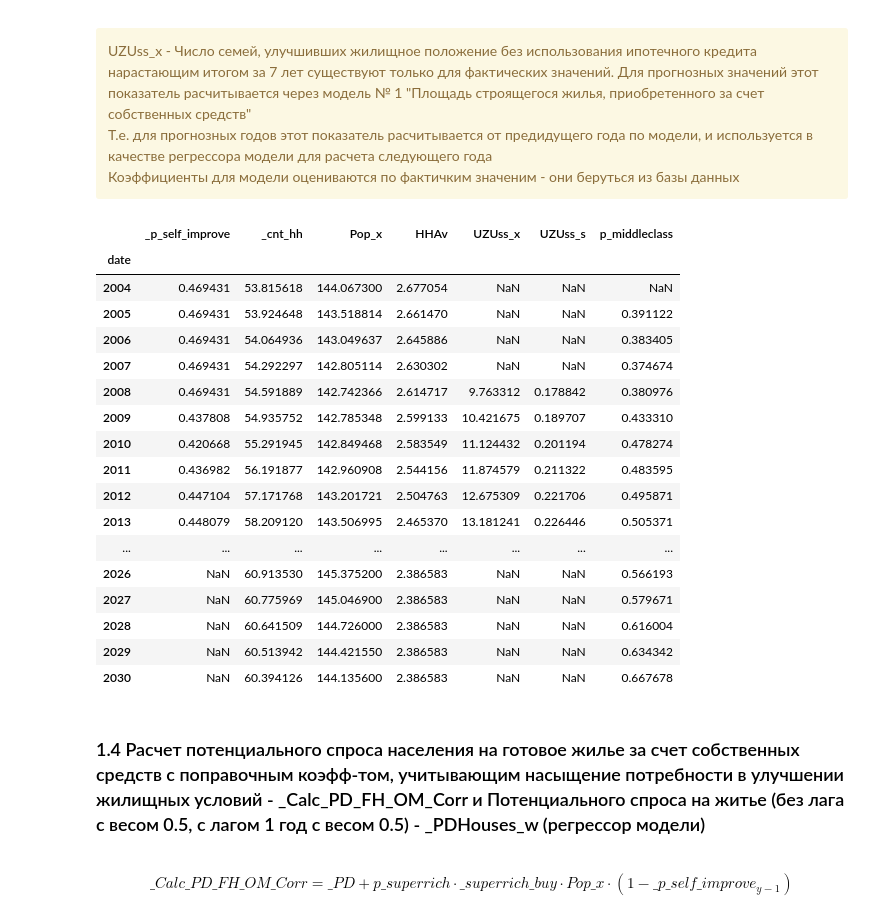
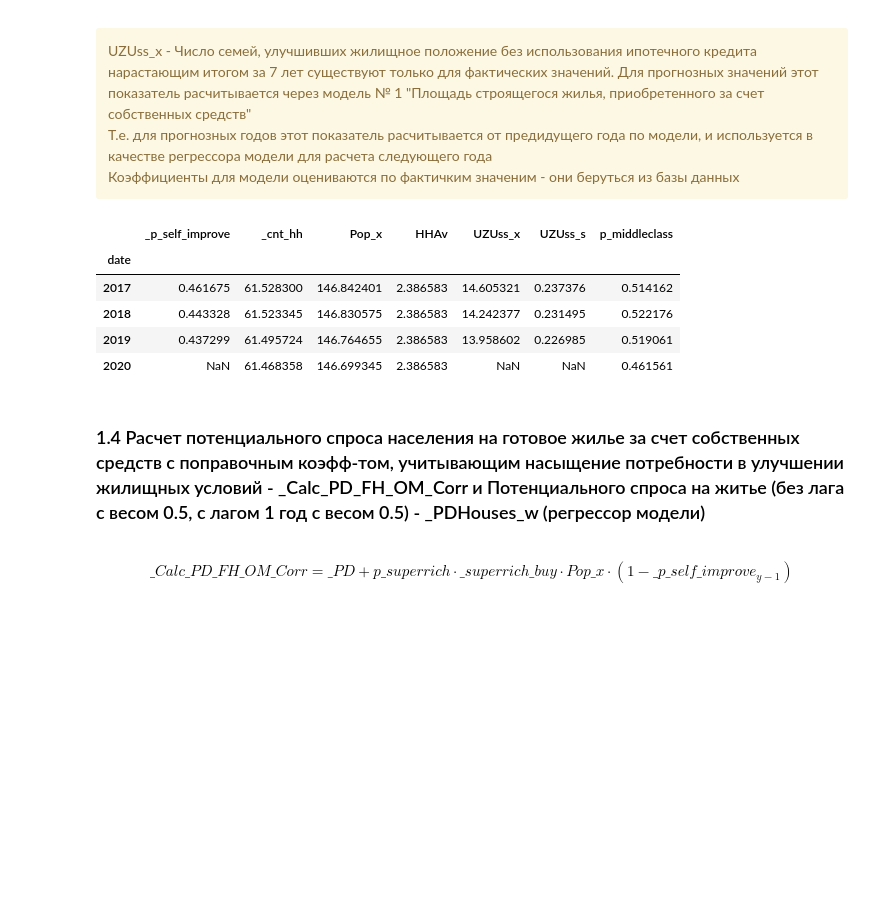
Before and after one commit to amsergeev/AIGK_j, a Jupyter notebook: DEMAND_OM_MODEL/demand_own_money_model.ipynb, the cells around one changed output. Drawn from its saved outputs; the diff is of its cells as text; code cells hidden in the pictures; blank space fills up the shorter version.

```diff
--- a/DEMAND_OM_MODEL/demand_own_money_model.ipynb
+++ b/DEMAND_OM_MODEL/demand_own_money_model.ipynb
@@ -25,7 +25,7 @@ iFirstFactYear=2008
 iLastFactYear=2019
 
 iFirstForecastYear=iLastFactYear+1
-iFirstForecastYear=2030
+iLastForecastYear=2030
 # %% [markdown]
 ## Загрузка исходных данных
 
@@ -36,25 +36,26 @@ iFirstForecastYear=2030
   - Результаты других моделей - из базы данных `svod.sqlite3`. *В эту же базу записываем результаты данного блокнота*. А даном блокноте используются результаты блока **"Цены и себестоимость"**
 # %%
 lstYearCodes=['squareddy_ss_x', 'CPIAv', 'Pop_x', 'HHAv', 'Unmpl_s', 'DispInc_rI', 'Inc_x', 'p_ProbDef',
-              'UZUss_x', 'MEPop', 'DispPop', 'LivMin', 'p_superrich', 'sdelkiddy_ss_x', 'sdelkikp_ss_x'] # список экзогенных и фактических данных
+              'UZUss_x', 'MEPop', 'DispPop', 'LivMin', 'p_superrich', 'sdelkiddy_ss_x', 'sdelkikp_ss_x',
+             'squarekp_ss_x'] # список экзогенных и фактических данных
 
 
-lstSvod=['price1mddy_alt_x', 'price1mall_alt_x'] # результаты из блока "Цены и себестоимость"
+lstSvod=['price1mddy_alt_x', 'price1mall_alt_x', 'AvSqDdy', 'AvSqVtor'] # результаты из блока "Цены и себестоимость"
 
 pdfAct=(pd.read_sql(common.make_SELECT_YEAR_string(lstYearCodes), con=conWork)
         .pipe(common.make_frame)
         .pipe(common.scale, list_fields=['Inc_x',], multiplier=1e3)
-        .pipe(common.scale, list_fields=['Unmpl_s',], multiplier=100))
+        .pipe(common.scale, list_fields=['sdelkiddy_ss_x',], multiplier=1e-6))
 pdfExog=pd.read_sql(common.make_SELECT_YEAR_string(lstYearCodes), con=conWorkEx).pipe(common.make_frame)
 PdfExogHandle=pd.read_sql(common.make_SELECT_YEAR_string(lstYearCodes), con=conWorkExH).pipe(common.make_frame)
 
 pdfSvod=(pd.read_sql(common.make_SELECT_YEAR_string(lstSvod), con=conWorkSvod)
          .pipe(common.make_frame)
-        .pipe(common.scale, list_fields=lstSvod, multiplier=1e3))
+        .pipe(common.scale, list_fields=['price1mddy_alt_x', 'price1mall_alt_x'], multiplier=1e3))
 
-pdfWork=pd.concat([pdfAct, pdfExog[~pdfExog.index.isin(pdfAct.index)]]).combine_first(PdfExogHandle).join(pdfSvod)
-
-pdfWork
+pdfWork=pd.concat([pdfAct, pdfExog[~pdfExog.index.isin(pdfAct.index)]]).combine_first(PdfExogHandle).join(pdfSvod).pipe(common.scale, list_fields=['Unmpl_s',], multiplier=100)
+pdfWork['_cnt_deal_om'] = pdfWork['sdelkiddy_ss_x'] + pdfWork['sdelkikp_ss_x']
+pdfWork.sample(5).sort_index()
 # %% [output]
 |  | CPIAv | DispPop | HHAv | Inc_x | LivMin | MEPop | Pop_x | UZUss_x | Unmpl_s | p_ProbDef | ... |
 | date |  |  |  |  |  |  |  |  |  |  | ... |
@@ -399,29 +409,17 @@ $ UZUss\_s = \large\frac{UZUss\_x}{\_cnt\_hh}$
 # %%
 pdfWork['_cnt_hh'] = pdfWork['Pop_x']/pdfWork['HHAv']
 pdfWork['UZUss_s'] = pdfWork['UZUss_x'] / pdfWork['_cnt_hh']
 pdfWork['_p_self_improve'] = pdfWork['UZUss_s'] / pdfWork['p_middleclass']
 pdfWork['_p_self_improve']=pdfWork['_p_self_improve'].bfill()
 # pdfWork.loc[pdfWork['_p_self_improve'].first_valid_index() -1, '_p_self_improve']=
-pdfWork.loc[:iFirstForecastYear, ['_p_self_improve', '_cnt_hh', 'Pop_x', 'HHAv', 'UZUss_x', 'UZUss_s', 'p_middleclass']]
+pdfWork.loc[iLastFactYear-2:iFirstForecastYear, ['_p_self_improve', '_cnt_hh', 'Pop_x', 'HHAv', 'UZUss_x', 'UZUss_s', 'p_middleclass']]
 # %% [output]
 |  | _p_self_improve | _cnt_hh | Pop_x | HHAv | UZUss_x | UZUss_s | p_middleclass |
 | date |  |  |  |  |  |  |  |
-| 2004 | 0.469431 | 53.815618 | 144.067300 | 2.677054 | NaN | NaN | NaN |
-| 2005 | 0.469431 | 53.924648 | 143.518814 | 2.661470 | NaN | NaN | 0.391122 |
-| 2006 | 0.469431 | 54.064936 | 143.049637 | 2.645886 | NaN | NaN | 0.383405 |
-| 2007 | 0.469431 | 54.292297 | 142.805114 | 2.630302 | NaN | NaN | 0.374674 |
-| 2008 | 0.469431 | 54.591889 | 142.742366 | 2.614717 | 9.763312 | 0.178842 | 0.380976 |
-| 2009 | 0.437808 | 54.935752 | 142.785348 | 2.599133 | 10.421675 | 0.189707 | 0.433310 |
-| 2010 | 0.420668 | 55.291945 | 142.849468 | 2.583549 | 11.124432 | 0.201194 | 0.478274 |
-| 2011 | 0.436982 | 56.191877 | 142.960908 | 2.544156 | 11.874579 | 0.211322 | 0.483595 |
-| 2012 | 0.447104 | 57.171768 | 143.201721 | 2.504763 | 12.675309 | 0.221706 | 0.495871 |
-| 2013 | 0.448079 | 58.209120 | 143.506995 | 2.465370 | 13.181241 | 0.226446 | 0.505371 |
-| ... | ... | ... | ... | ... | ... | ... | ... |
-| 2026 | NaN | 60.913530 | 145.375200 | 2.386583 | NaN | NaN | 0.566193 |
-| 2027 | NaN | 60.775969 | 145.046900 | 2.386583 | NaN | NaN | 0.579671 |
-| 2028 | NaN | 60.641509 | 144.726000 | 2.386583 | NaN | NaN | 0.616004 |
-| 2029 | NaN | 60.513942 | 144.421550 | 2.386583 | NaN | NaN | 0.634342 |
-| 2030 | NaN | 60.394126 | 144.135600 | 2.386583 | NaN | NaN | 0.667678 |
+| 2017 | 0.461675 | 61.528300 | 146.842401 | 2.386583 | 14.605321 | 0.237376 | 0.514162 |
+| 2018 | 0.443328 | 61.523345 | 146.830575 | 2.386583 | 14.242377 | 0.231495 | 0.522176 |
+| 2019 | 0.437299 | 61.495724 | 146.764655 | 2.386583 | 13.958602 | 0.226985 | 0.519061 |
+| 2020 | NaN | 61.468358 | 146.699345 | 2.386583 | NaN | NaN | 0.461561 |
 # %% [markdown]
 ### 1.4 Расчет потенциального спроса населения на готовое жилье за счет собственных средств c поправочным коэфф-том, учитывающим насыщение потребности в улучшении жилищных условий - \_Calc\_PD\_FH\_OM\_Corr  и Потенциального спроса на житье (без лага с весом 0.5, с лагом 1 год с весом 0.5) - _PDHouses_w   (регрессор модели)
 <br>
```
Also changed, not shown: parts of 25 cells of this notebook, 1 other file.
